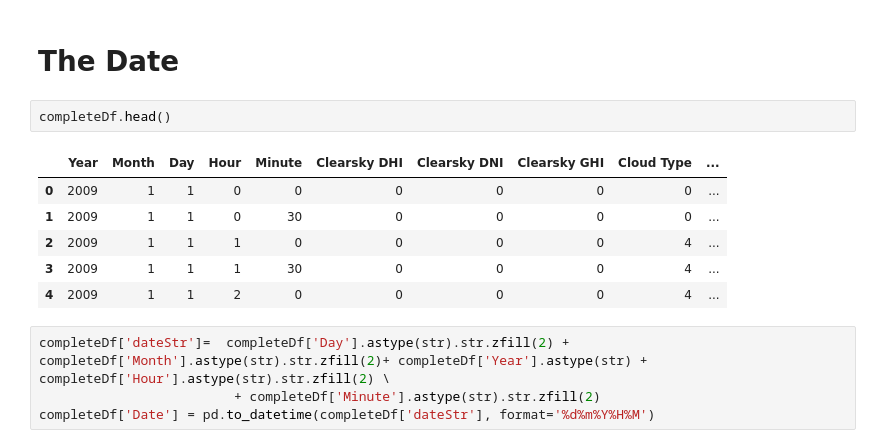
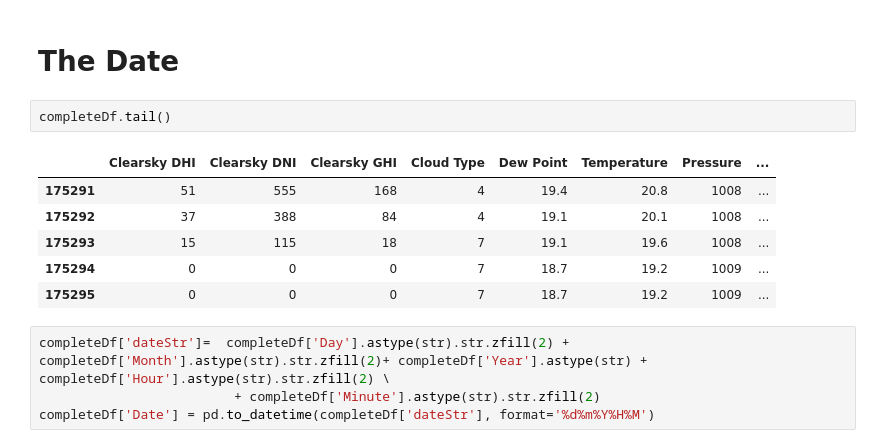
Before and after one commit to ShirsenduRyo/SustainabilityChallenge, a Jupyter notebook: Sustainability Challenge.ipynb, the cells around one changed output. Cells and saved outputs as stored; diff of their text form.

```diff
--- a/Sustainability Challenge.ipynb
+++ b/Sustainability Challenge.ipynb
@@ -124,14 +124,14 @@ rawCsvSample.shape
 # %% [markdown]
 # The Date
 # %%
-completeDf.head()
+completeDf.tail()
 # %% [output]
-|  | Year | Month | Day | Hour | Minute | Clearsky DHI | Clearsky DNI | Clearsky GHI | Cloud Type | ... |
-| 0 | 2009 | 1 | 1 | 0 | 0 | 0 | 0 | 0 | 0 | ... |
-| 1 | 2009 | 1 | 1 | 0 | 30 | 0 | 0 | 0 | 0 | ... |
-| 2 | 2009 | 1 | 1 | 1 | 0 | 0 | 0 | 0 | 4 | ... |
-| 3 | 2009 | 1 | 1 | 1 | 30 | 0 | 0 | 0 | 4 | ... |
-| 4 | 2009 | 1 | 1 | 2 | 0 | 0 | 0 | 0 | 4 | ... |
+|  | Clearsky DHI | Clearsky DNI | Clearsky GHI | Cloud Type | Dew Point | Temperature | Pressure | ... |
+| 175291 | 51 | 555 | 168 | 4 | 19.4 | 20.8 | 1008 | ... |
+| 175292 | 37 | 388 | 84 | 4 | 19.1 | 20.1 | 1008 | ... |
+| 175293 | 15 | 115 | 18 | 7 | 19.1 | 19.6 | 1008 | ... |
+| 175294 | 0 | 0 | 0 | 7 | 18.7 | 19.2 | 1009 | ... |
+| 175295 | 0 | 0 | 0 | 7 | 18.7 | 19.2 | 1009 | ... |
 # %%
 completeDf['dateStr']=  completeDf['Day'].astype(str).str.zfill(2) + completeDf['Month'].astype(str).str.zfill(2)+ completeDf['Year'].astype(str) + completeDf['Hour'].astype(str).str.zfill(2) \
                          + completeDf['Minute'].astype(str).str.zfill(2)
```
Also changed, not shown: parts of 16 cells of this notebook.
